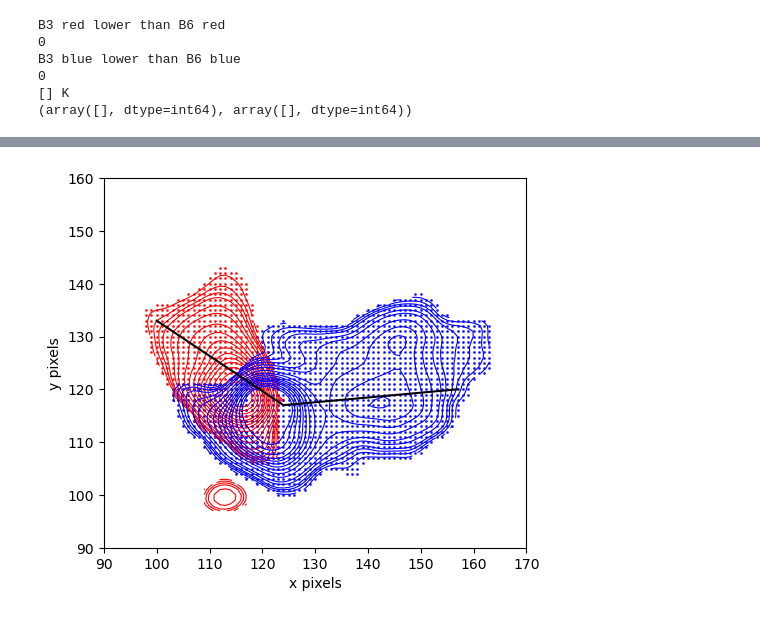
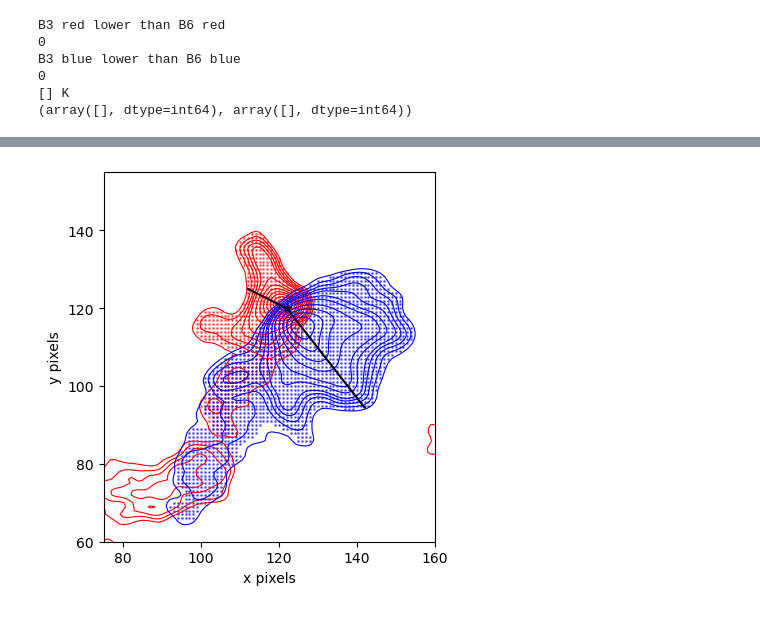
Before and after one commit to femkeballieux/master_project_2, a Jupyter notebook: code/LTERadtrans_RotDiagram_lowmass.ipynb, the cells around one changed output, grey strips where cells are left out. Cells and saved outputs as stored; diff of their text form; code cells hidden in the pictures.

```diff
--- a/code/LTERadtrans_RotDiagram_lowmass.ipynb
+++ b/code/LTERadtrans_RotDiagram_lowmass.ipynb
@@ -43,8 +43,8 @@ plt.rcParams.update({
 # source_name='Oph_27'
 # source_name='Oph_29'
 # source_name='Oph_31'
-# source_name='Oph_34'
-source_name='Oph_39'
+source_name='Oph_34'
+# source_name='Oph_39'
 
 path = '/net/vdesk/data2/bach1/ballieux/master_project_2/data/low_mass_data/'+source_name+'/' # Path to the data
 B3_red_name='M0_maps/CO10_M0_red'      #M0 map of the CO 1-0 line, band 3, redshifted
@@ -1308,9 +1305,7 @@ def calculate_angles(v1, v2_x_array, v2_y_array):
 
 #The vector of the initial guess axis, with protostar as middle point
 vector_axis_red = np.array(point2_red) - np.array(point1_red)
-print(vector_axis_red)
 vector_axis_blue = np.array(point2_blue) - np.array(point1_blue)
-print(vector_axis_blue)
 
 #The red outflow indices where it is not nan, clipped at 3 sigma
 outflow_red= np.where(B6_red_clip_unsmoothed.value>0.)
@@ -1329,10 +1324,34 @@ outflow_blue_y = outflow_blue[0]
 # plt.plot([point1_blue[0], point2_blue[0]], [point1_blue[1], point2_blue[1]], color='black', zorder=20)
 # plt.show()
 
-# Now remove the noise on the outside
+# Now do the proper clipping, make sure entire lobe filled with pixels, and nowhere else
+if source_name == 'Oph_12':
+    outflow_red_mask= np.where((outflow_red_x>80)&(outflow_red_x<160)&(outflow_red_y>100)&(outflow_red_y<150))
+    outflow_blue_mask= np.where((outflow_blue_x>80)&(outflow_blue_x<160)&(outflow_blue_y>90)&(outflow_blue_y<145))
+
+if source_name == 'Oph_26':
+    outflow_red_mask= np.where((outflow_red_x>80)&(outflow_red_x<130)&(outflow_red_y>100)&(outflow_red_y<150))
+    outflow_blue_mask= np.where((outflow_blue_x>80)&(outflow_blue_x<160)&(outflow_blue_y>100)&(outflow_blue_y<160))
+
+if source_name == 'Oph_27':
+    outflow_red_mask= np.where((outflow_red_x>90)&(outflow_red_x<140)&(outflow_red_y>100)&(outflow_red_y<140))
+    outflow_blue_mask= np.where((outflow_blue_x>90)&(outflow_blue_x<140)&(outflow_blue_y>100)&(outflow_blue_y<140))
+
+if source_name == 'Oph_29':
+    outflow_red_mask= np.where((outflow_red_x>80)&(outflow_red_x<140)&(outflow_red_y>100)&(outflow_red_y<150))
+    outflow_blue_mask= np.where((outflow_blue_x>90)&(outflow_blue_x<140)&(outflow_blue_y>100)&(outflow_blue_y<140)) #irrelevant
+
+if source_name == 'Oph_31':
+    outflow_red_mask= np.where((outflow_red_x>90)&(outflow_red_x<145)&(outflow_red_y>90)&(outflow_red_y<140))
+    outflow_blue_mask= np.where((outflow_blue_x>90)&(outflow_blue_x<140)&(outflow_blue_y>100)&(outflow_blue_y<140)) #irrelevant
+
+if source_name == 'Oph_34':
+    outflow_red_mask= np.where((outflow_red_x>80)&(outflow_red_x<145)&(outflow_red_y>85)&(outflow_red_y<140))
+    outflow_blue_mask= np.where((outflow_blue_x>90)&(outflow_blue_x<175)&(outflow_blue_y>65)&(outflow_blue_y<140))
+
 if source_name == 'Oph_39':
-    outflow_red_mask= np.where((outflow_red_x>75)&(outflow_red_x<130)&(outflow_red_y>105)&(outflow_red_y<150))
-    outflow_blue_mask= np.where((outflow_blue_x>75)&(outflow_blue_x<180)&(outflow_blue_y>90)&(outflow_blue_y<150))
+    outflow_red_mask= np.where((outflow_red_x>90)&(outflow_red_x<130)&(outflow_red_y>105)&(outflow_red_y<150))
+    outflow_blue_mask= np.where((outflow_blue_x>90)&(outflow_blue_x<170)&(outflow_blue_y>90)&(outflow_blue_y<150))
 
 
 outflow_red_x_masked = outflow_red_x[outflow_red_mask]
@@ -1344,23 +1363,54 @@ outflow_blue_y_masked = outflow_blue_y[outflow_blue_mask]
 #Check the masking
 fig = plt.figure()
 ax = fig.add_subplot(111)
+
+#central protostar
+plt.scatter(point1_red[0], point1_red[1], s=30, color='black', zorder=10, marker='*')
+
 #red
-plt.scatter(outflow_red_x_masked, outflow_red_y_masked, s=1, color='red', alpha=0.8)
+plt.scatter(outflow_red_x_masked, outflow_red_y_masked, s=1, color='red', alpha=0.5)
 plt.plot([point1_red[0], point2_red[0]], [point1_red[1], point2_red[1]], color='black', zorder=20)
-contourlevels_red=np.array([3,3.5,4,4.5,5,6,7,9,11,13,15,17,19,21,24,27,30,33])*B6_red_rms_unsmoothed
-contours_red=ax.contour(B6_red_clip_unsmoothed.value, levels=contourlevels_red, colors='red', linewidths=0.8)
+contourlevels_red=np.array([3,4,5,6,7,9,11,13,15,17,19,21,24,27,30,33,36,39,42,45,48,51,54])*B6_red_rms_unsmoothed
+contours_red=ax.contour(B6_red_unsmoothed.value, levels=contourlevels_red, colors='red', linewidths=0.8) #Only place we use unclipped M0 maps
 
-plt.scatter(outflow_blue_x_masked, outflow_blue_y_masked, s=1, color='blue', alpha=0.8)
-plt.plot([point1_blue[0], point2_blue[0]], [point1_blue[1], point2_blue[1]], color='black', zorder=20)
-contourlevels_blue=np.array([2.5,3,3.5,4,4.5,5,6,7,9,11,13,15,17,19,21,24,27,30])*B6_blue_rms_unsmoothed
-contours_blue=ax.contour(B6_blue_clip_unsmoothed.value, levels=contourlevels_blue, colors='blue', linewidths=0.8)
+if source_name != 'Oph_29' and source_name != 'Oph_31':
+    plt.scatter(outflow_blue_x_masked, outflow_blue_y_masked, s=1, color='blue', alpha=0.5)
+    plt.plot([point1_blue[0], point2_blue[0]], [point1_blue[1], point2_blue[1]], color='black', zorder=20)
+    contourlevels_blue=np.array([3,3.5,4,4.5,5,6,7,9,11,13,15,17,19,21,24,27,30,33,36,39,42,45,48,51,54])*B6_blue_rms_unsmoothed
+    contours_blue=ax.contour(B6_blue_unsmoothed.value, levels=contourlevels_blue, colors='blue', linewidths=0.8) #Only place we use unclipped M0 maps
 
-if source_name == 'Oph_12' or source_name == 'Oph_26' or source_name == 'Oph_31' or source_name == 'Oph_39':
+if source_name == 'Oph_12':
+    ax.set_xlim(80,160)
+    ax.set_ylim(90,160)
+
+if source_name == 'Oph_26':
+    ax.set_xlim(80,160)
+    ax.set_ylim(90,160)
+
+if source_name == 'Oph_27':
+    ax.set_xlim(90,145)
+    ax.set_ylim(100,140)
+
+if source_name == 'Oph_29':
+    ax.set_xlim(75,150)
+    ax.set_ylim(100,155)
+
+if source_name == 'Oph_31':
+    ax.set_xlim(85,150)
+    ax.set_ylim(90,145)
+
+if source_name == 'Oph_34':
+    ax.set_xlim(75,160)
+    ax.set_ylim(60,155)
+
+if source_name == 'Oph_39':
     ax.set_xlim(90,170)
     ax.set_ylim(90,160)
+
 plt.xlabel('x pixels')
 plt.ylabel('y pixels')
 ax.set_aspect('equal')
+plt.savefig(fname=path+'plots/contour+pixels_'+source_name+'.pdf')
 plt.show()
 
 #For each pixel, determine the vector between that pixel and the protostar
@@ -1375,9 +1425,11 @@ vectors_pixel_blue = np.array([vector_pixel_x_blue, vector_pixel_y_blue])
 angles_radians_blue, angles_degrees_blue, signed_angles_radians_blue, signed_angles_degrees_blue = calculate_angles(vector_axis_blue, vector_pixel_x_blue, vector_pixel_y_blue)
 
 plt.figure(figsize=(7,4))
-plt.hist(signed_angles_degrees_red, bins=20, histtype='step', color='red', density='true', label='redshifted lobe')
-plt.hist(signed_angles_degrees_blue, bins=20, histtype='step', color='blue', density='true', label='blueshifted lobe')
+plt.hist(signed_angles_degrees_red, bins=20, histtype='step', color='red', label='redshifted lobe')
+if source_name != 'Oph_29' and source_name != 'Oph_31':
+    plt.hist(signed_angles_degrees_blue, bins=20, histtype='step', color='blue', label='blueshifted lobe')
 plt.xlabel('Angle between pixel and outflow axis in degrees')
+
 plt.legend()
 plt.show()
 # %% [output]
@@ -1386 +1436 @@ plt.show()
-[figure, old version]
+[figure, new version]
```
Also changed, not shown: parts of 10 cells of this notebook, 6 other files.
